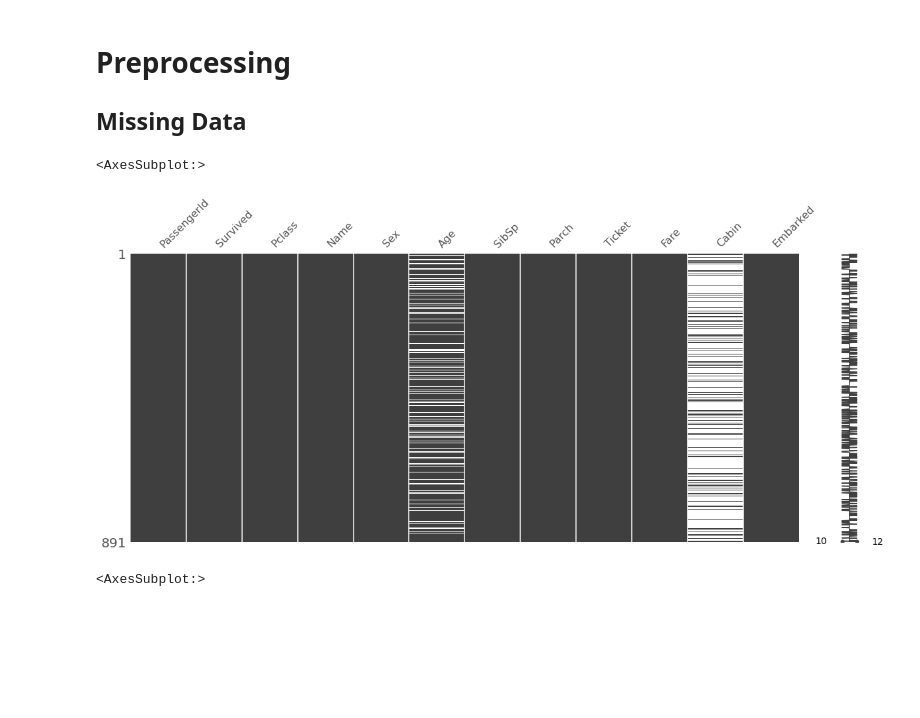
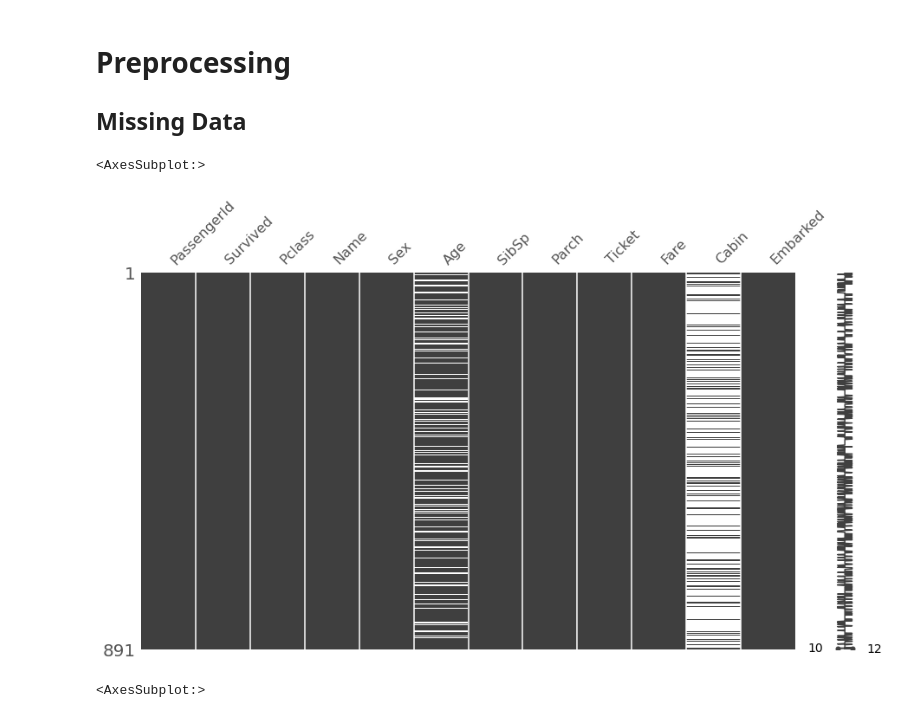
Before and after one commit to melling/ml-kaggle-titanic, a Jupyter notebook: titanic-eda01-biased-outliers.ipynb, the cells around one changed output. Cells and saved outputs as stored; diff of their text form; code cells hidden in the pictures; blank space fills up the shorter version.

```diff
--- a/titanic-eda01-biased-outliers.ipynb
+++ b/titanic-eda01-biased-outliers.ipynb
@@ -239,10 +261,10 @@ Index(['PassengerId', 'Survived', 'Pclass', 'Name', 'Sex', 'Age', 'SibSp',
 
 ## Missing Data
 # %%
-msno.matrix(train, figsize=(20, 8))
+msno.matrix(train, figsize=(15, 8))
 # %% [output]
 <AxesSubplot:>
-[figure, old version]
+[figure, new version]
 # %%
 msno.bar(train,figsize=(10, 5))
 # %% [output]
```
Also changed, not shown: parts of 33 cells of this notebook.
